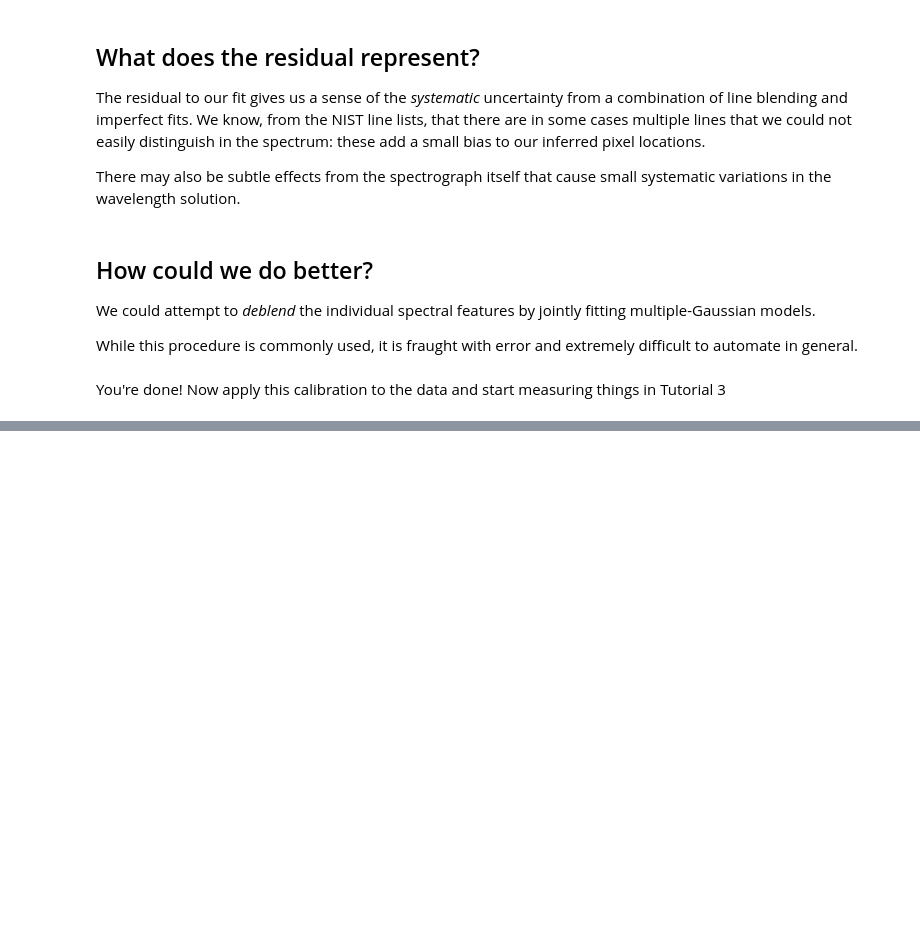
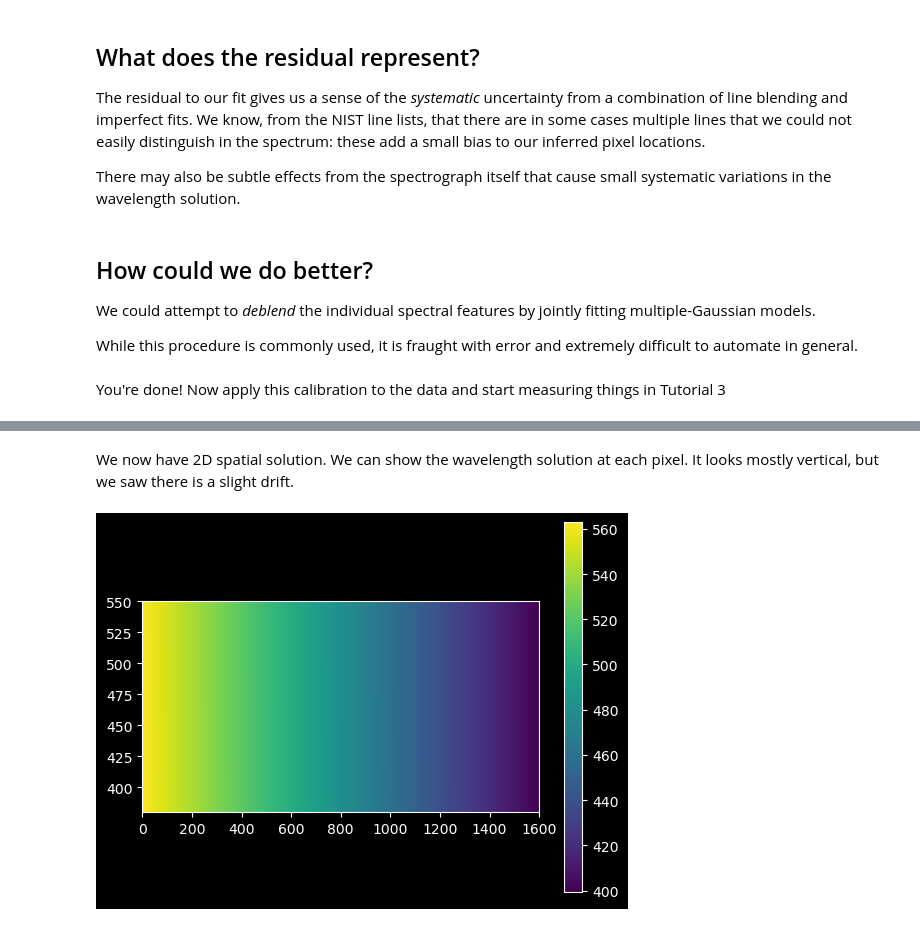
Before and after one commit to astropy/astropy-tutorials, a Jupyter notebook: tutorials/SpectroscopicDataReductionBasics/2-WavelengthCalibration.ipynb, the cells around one changed output, grey strips where cells are left out. Drawn from its saved outputs; the diff is of its cells as text; code cells hidden in the pictures; blank space fills up the shorter version.

```diff
--- a/tutorials/SpectroscopicDataReductionBasics/2-WavelengthCalibration.ipynb
+++ b/tutorials/SpectroscopicDataReductionBasics/2-WavelengthCalibration.ipynb
@@ -527,0 +710,9 @@ You're done!  Now apply this calibration to the data and start measuring things
+# %% [markdown]
+We now have 2D spatial solution.  We can show the wavelength solution at each pixel.  It looks mostly vertical, but we saw there is a slight drift.
+# %%
+yy, xx = np.mgrid[380:550, 0:1600]
+pl.imshow(fitted_2d_polymodel(xx, yy), extent=[0,1600,380,550])
+pl.colorbar();
+pl.gca().set_aspect(5);
+# %% [output]
+[figure, added]
```
Also changed, not shown: parts of 58 cells of this notebook.
